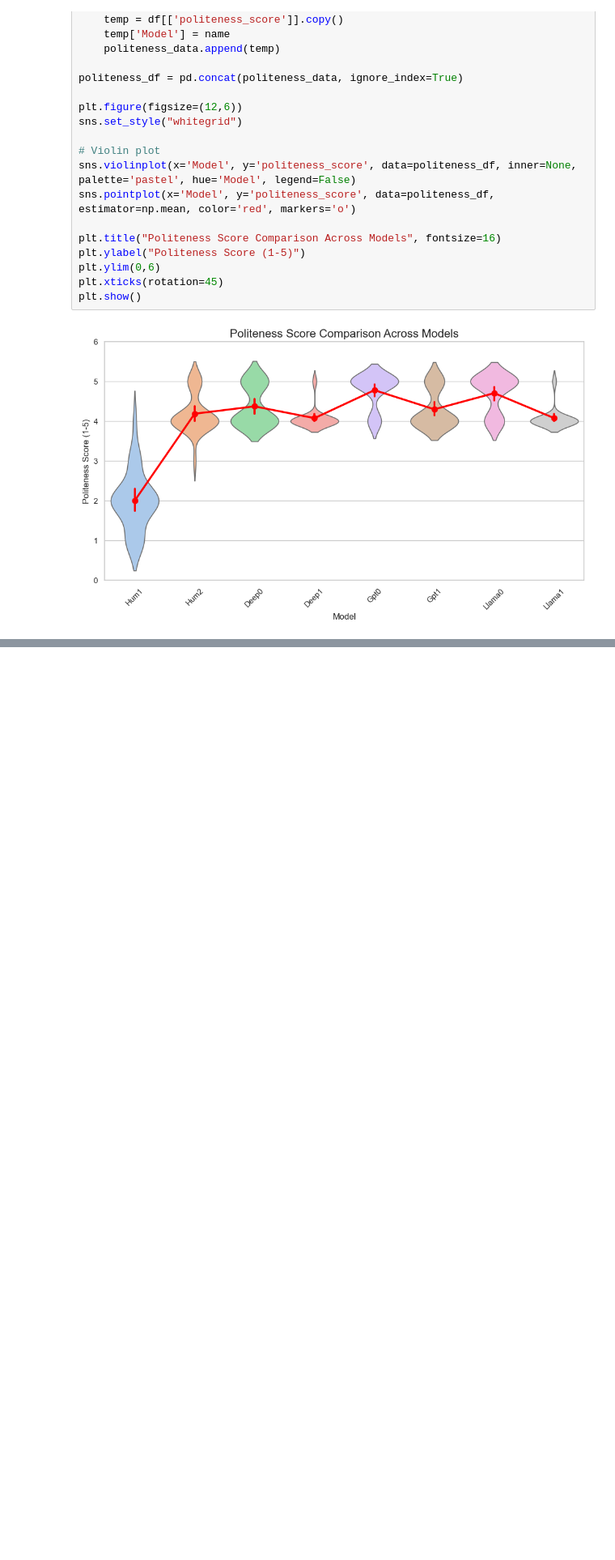
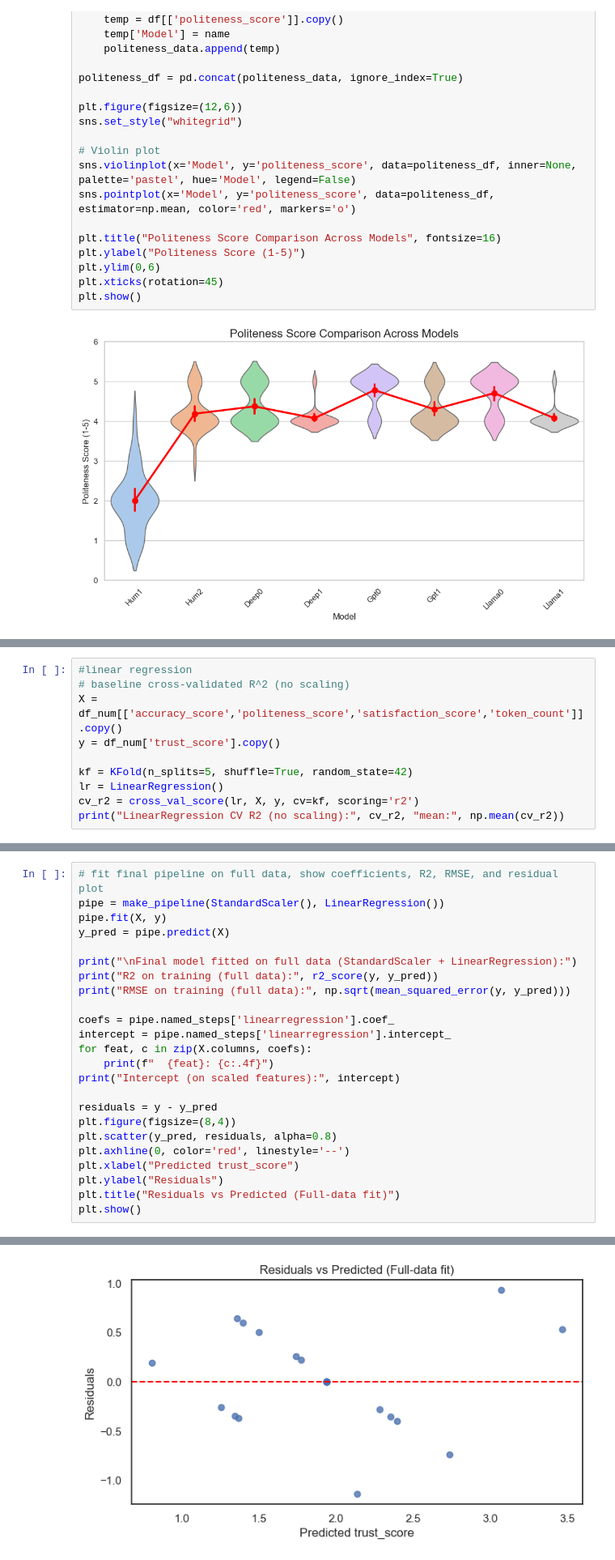
Before and after one commit to Grace128pan/Thesis, a Jupyter notebook: analysis.ipynb, the cells around one changed output, grey strips where cells are left out. Shown at 81% size. Drawn from its saved outputs; the diff is of its cells as text; blank space fills up the shorter version.

```diff
--- a/analysis.ipynb
+++ b/analysis.ipynb
@@ -336,0 +393,10 @@ Step5: Research on how trust_score is affected by politeness_score, and accuracy
+# %%
+#linear regression
+# baseline cross-validated R^2 (no scaling)
+X = df_num[['accuracy_score','politeness_score','satisfaction_score','token_count']].copy()
+y = df_num['trust_score'].copy()
+
+kf = KFold(n_splits=5, shuffle=True, random_state=42)
+lr = LinearRegression()
+cv_r2 = cross_val_score(lr, X, y, cv=kf, scoring='r2')
+print("LinearRegression CV R2 (no scaling):", cv_r2, "mean:", np.mean(cv_r2))
@@ -336,0 +418,25 @@ Step5: Research on how trust_score is affected by politeness_score, and accuracy
+# %%
+# fit final pipeline on full data, show coefficients, R2, RMSE, and residual plot
+pipe = make_pipeline(StandardScaler(), LinearRegression())
+pipe.fit(X, y)
+y_pred = pipe.predict(X)
+
+print("\nFinal model fitted on full data (StandardScaler + LinearRegression):")
+print("R2 on training (full data):", r2_score(y, y_pred))
+print("RMSE on training (full data):", np.sqrt(mean_squared_error(y, y_pred)))
+
+coefs = pipe.named_steps['linearregression'].coef_
+intercept = pipe.named_steps['linearregression'].intercept_
+for feat, c in zip(X.columns, coefs):
+    print(f"  {feat}: {c:.4f}")
+print("Intercept (on scaled features):", intercept)
+
+residuals = y - y_pred
+plt.figure(figsize=(8,4))
+plt.scatter(y_pred, residuals, alpha=0.8)
+plt.axhline(0, color='red', linestyle='--')
+plt.xlabel("Predicted trust_score")
+plt.ylabel("Residuals")
+plt.title("Residuals vs Predicted (Full-data fit)")
+plt.show()
+# %% [output]
@@ -336,0 +451 @@ Step5: Research on how trust_score is affected by politeness_score, and accuracy
+[figure, added]
```
Also changed, not shown: parts of 21 cells of this notebook.
